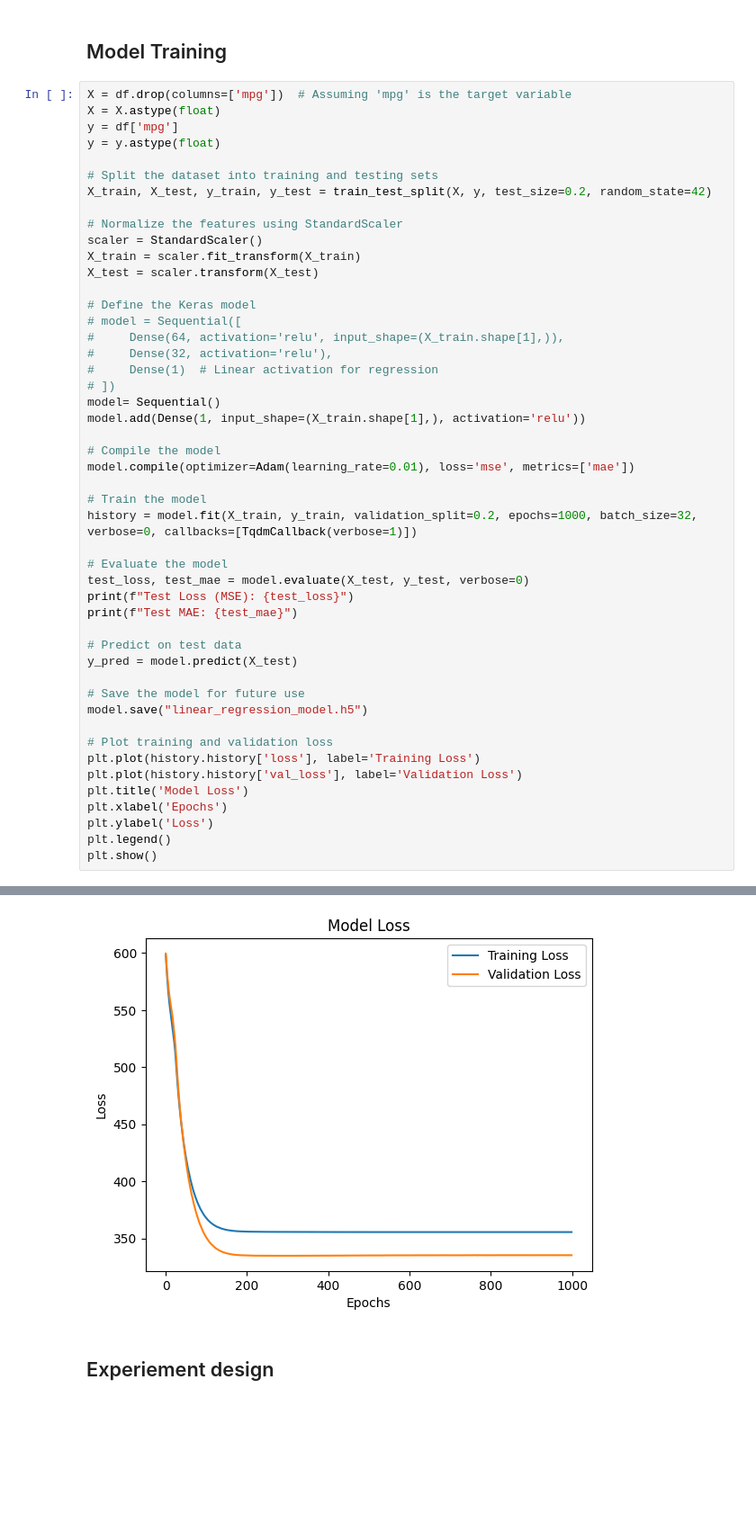
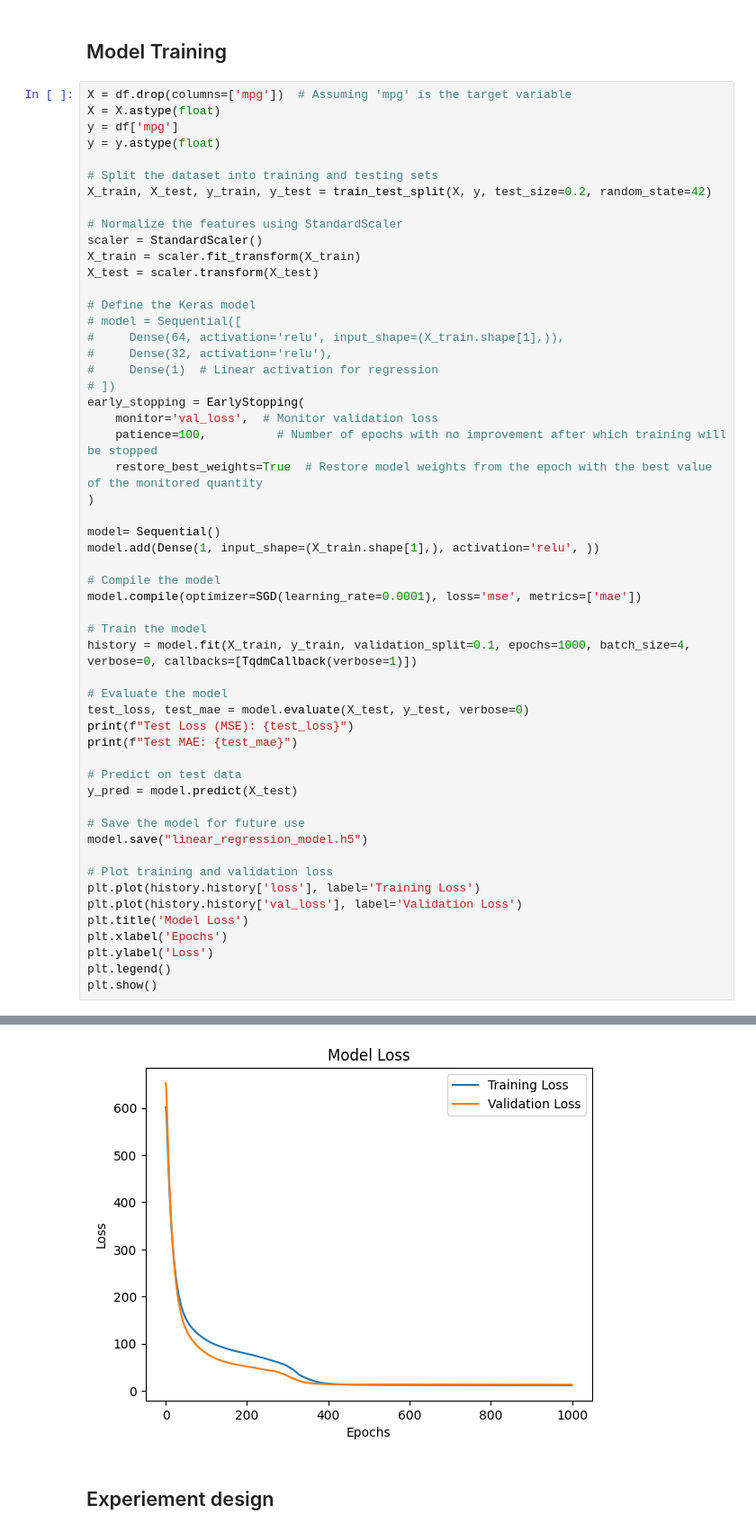
Before and after one commit to MaheeGamage/TIES4911-DL-for-dev, a Jupyter notebook: Task-1/Task 1-3.ipynb, the cells around one changed output, grey strips where cells are left out. Shown at 90% size. Drawn from its saved outputs; the diff is of its cells as text; blank space fills up the shorter version.

```diff
--- a/Task-1/Task 1-3.ipynb
+++ b/Task-1/Task 1-3.ipynb
@@ -123,14 +130,20 @@ X_test = scaler.transform(X_test)
 #     Dense(32, activation='relu'),
 #     Dense(1)  # Linear activation for regression
 # ])
+early_stopping = EarlyStopping(
+    monitor='val_loss',  # Monitor validation loss
+    patience=100,          # Number of epochs with no improvement after which training will be stopped
+    restore_best_weights=True  # Restore model weights from the epoch with the best value of the monitored quantity
+)
+
 model= Sequential()
-model.add(Dense(1, input_shape=(X_train.shape[1],), activation='relu'))
+model.add(Dense(1, input_shape=(X_train.shape[1],), activation='relu', ))
 
 # Compile the model
-model.compile(optimizer=Adam(learning_rate=0.01), loss='mse', metrics=['mae'])
+model.compile(optimizer=SGD(learning_rate=0.0001), loss='mse', metrics=['mae'])
 
 # Train the model
-history = model.fit(X_train, y_train, validation_split=0.2, epochs=1000, batch_size=32, verbose=0, callbacks=[TqdmCallback(verbose=1)])
+history = model.fit(X_train, y_train, validation_split=0.1, epochs=1000, batch_size=4, verbose=0, callbacks=[TqdmCallback(verbose=1)])
 
 # Evaluate the model
 test_loss, test_mae = model.evaluate(X_test, y_test, verbose=0)
@@ -159,5 +172,5 @@ Test MAE: 10.977380752563477
 WARNING:absl:You are saving your model as an HDF5 file via `model.save()` or `keras.saving.save_model(model)`. This file format is considered legacy. We recommend using instead the native Keras format ...
-[figure, old version]
+[figure, new version]
 # %% [markdown]
 ## Experiement design
 # %%
```
Also changed, not shown: parts of 3 cells of this notebook.
